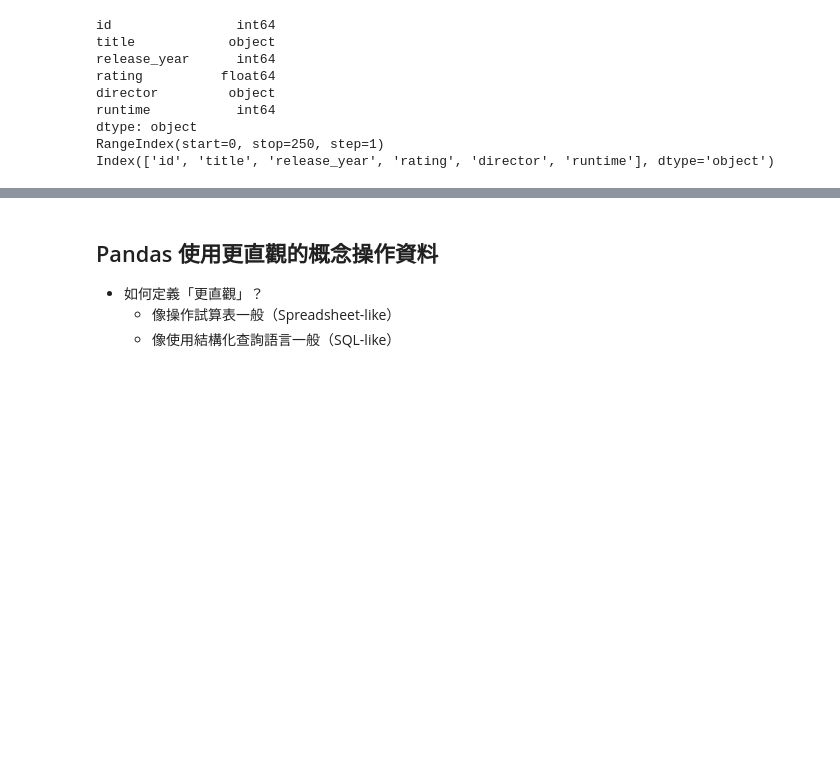
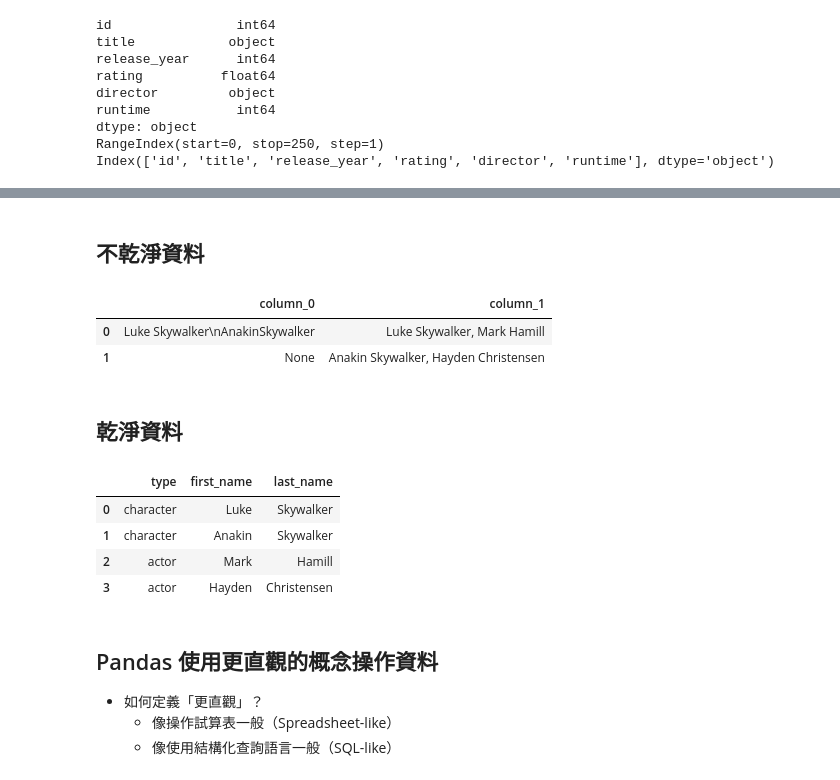
Before and after one commit to datainpoint/classroom-hahow-pythonfiftyplus, a Jupyter notebook: 15-basic-dataframe-manipulations/lecture.ipynb, the cells around one changed output, grey strips where cells are left out. Drawn from its saved outputs; the diff is of its cells as text; code cells hidden in the pictures; blank space fills up the shorter version.

```diff
--- a/15-basic-dataframe-manipulations/lecture.ipynb
+++ b/15-basic-dataframe-manipulations/lecture.ipynb
@@ -86,0 +105,2 @@ Index(['id', 'title', 'release_year', 'rating', 'director', 'runtime'], dtype='o
+# %% [markdown]
+## 不乾淨資料
@@ -87,3 +111,24 @@ Index(['id', 'title', 'release_year', 'rating', 'director', 'runtime'], dtype='o
+# %%
+messy_data
+# %% [output]
+|  | column_0 | column_1 |
+| 0 | Luke Skywalker\nAnakinSkywalker | Luke Skywalker, Mark Hamill |
+| 1 | None | Anakin Skywalker, Hayden Christensen |
+# %% [markdown]
+## 乾淨資料
+# %%
+tidy_data = pd.DataFrame()
+tidy_data["type"] = ["character", "character", "actor", "actor"]
+tidy_data["first_name"] = ["Luke", "Anakin", "Mark", "Hayden"]
+tidy_data["last_name"] = ["Skywalker", "Skywalker", "Hamill", "Christensen"]
+# %%
+tidy_data
+# %% [output]
+|  | type | first_name | last_name |
+| 0 | character | Luke | Skywalker |
+| 1 | character | Anakin | Skywalker |
+| 2 | actor | Mark | Hamill |
+| 3 | actor | Hayden | Christensen |
 # %% [markdown]
 ## Pandas 使用更直觀的概念操作資料
 
```
Also changed, not shown: parts of 11 cells of this notebook, 3 other files.
